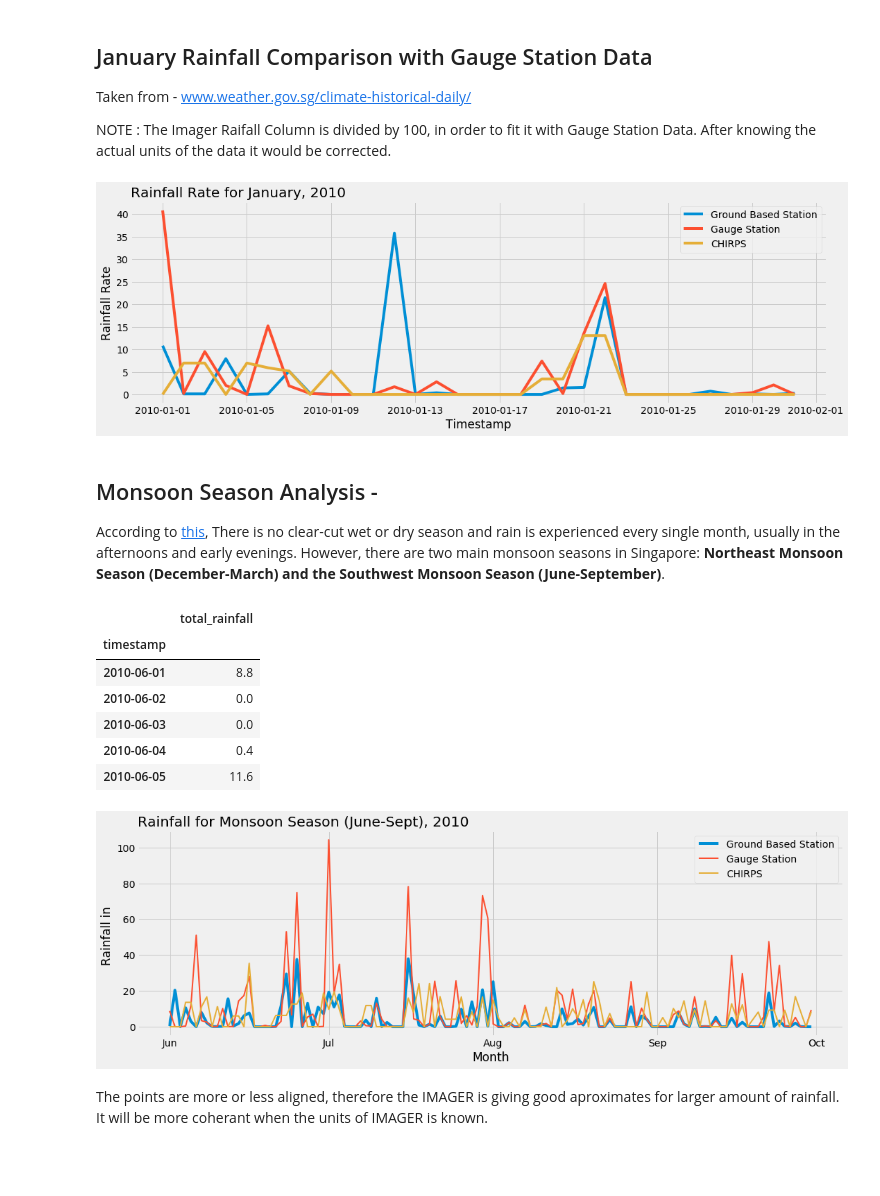
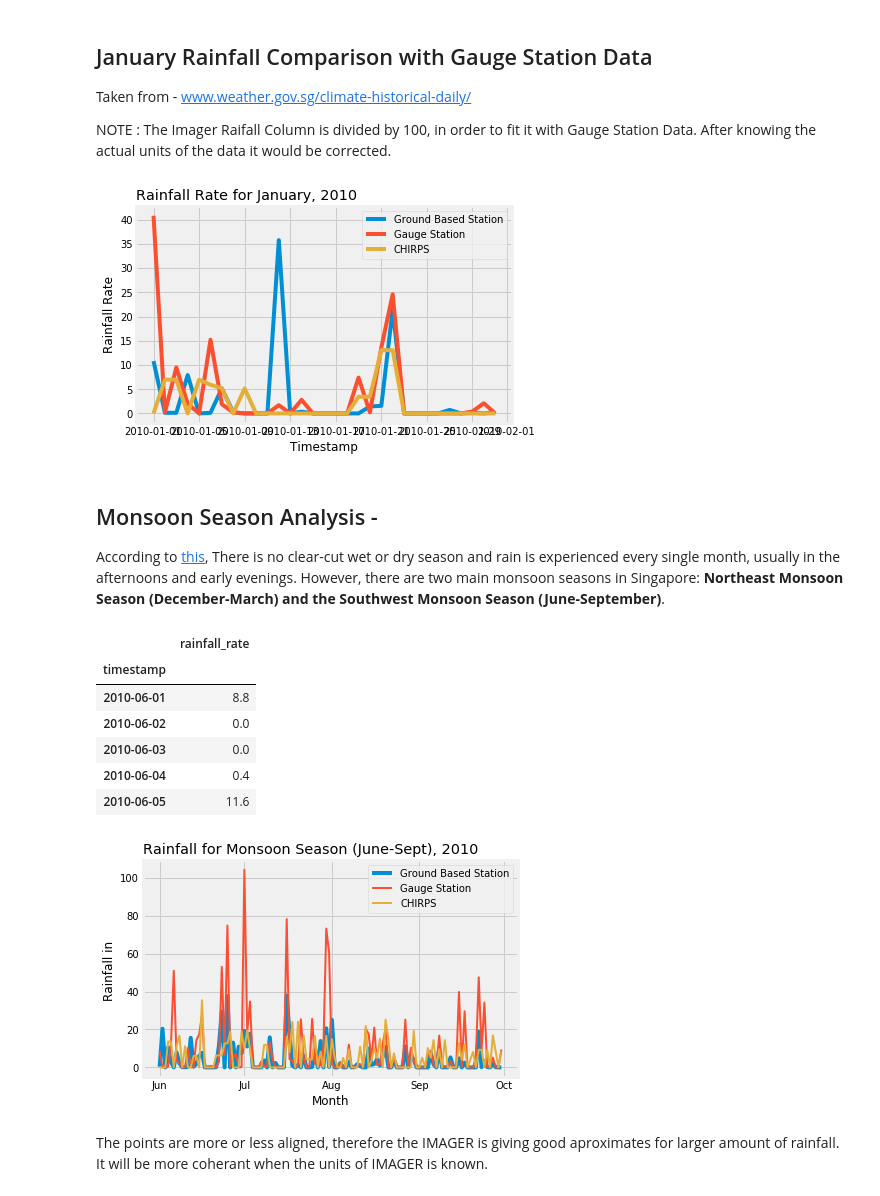
Before and after one commit to dsaharia/PRAT-Rainfall, a Jupyter notebook: imager-rainfall/Singapore.ipynb, the cells around one changed output. Saved outputs shown, nothing was run; the diff lists cells and outputs as text; code cells hidden in the pictures; blank space fills up the shorter version.

Commit message:
saved figures in PDF, computed corr

```diff
--- a/imager-rainfall/Singapore.ipynb
+++ b/imager-rainfall/Singapore.ipynb
@@ -45,6 +46,15 @@ gauge_station_df.tail()
 | 28 | 2010 | 1 | 29 | 0.4 |
 | 29 | 2010 | 1 | 30 | 2.1 |
 | 30 | 2010 | 1 | 31 | 0.0 |
+# %%
+figures = []
+def fig_to_pdf(figures):
+    """
+    This function takes a figure object and saves it in a PDF. ./Figures/
+    """
+    with PdfPages("Figures/Rainfall Figures.pdf") as pdf:
+        for fig in figures:
+            pdf.savefig(fig)
 # %% [markdown]
 ### Parsing the Gauge Station Data for JANUARY 2010
 
@@ -55,6 +65,6 @@ gauge_station_df['timestamp'] = pd.to_datetime(gauge_station_df['Year'].astype(s
 gauge_station_df.set_index('timestamp', inplace=True)
 gauge_station_df.drop(['Year', 'Month', 'Day'], inplace=True, axis=1)
 gauge_station_df.sort_index(axis=0)
-gauge_station_df.rename(columns={'Daily Rainfall Total (mm)':'total_rainfall'}, inplace=True)
+gauge_station_df.rename(columns={'Daily Rainfall Total (mm)':'rainfall_rate'}, inplace=True)
 gauge_station_df.head()
 # %% [output]
@@ -137,15 +143,17 @@ NOTE : The Imager Raifall Column is divided by 100, in order to fit it with Gaug
 imager_jan = imager_sampled_df.loc[imager_sampled_df.index.month == 1]/100
 gauge_jan = gauge_station_df.loc[gauge_station_df.index.month == 1]
 # %%
+fig1 = plt.figure()
+figures.append(fig1)
 plt.plot(imager_jan['rainfall_rate'], label='Ground Based Station')
-plt.plot(gauge_jan['total_rainfall'], label='Gauge Station')
+plt.plot(gauge_jan['rainfall_rate'], label='Gauge Station')
 plt.plot(chirps_df['precip'], label='CHIRPS')
 plt.title('Rainfall Rate for January, 2010', loc='left')
 plt.legend()
 plt.xlabel('Timestamp')
 plt.ylabel('Rainfall Rate');
 # %% [output]
-[figure, old version]
+[figure, new version]
 # %% [markdown]
 ## Monsoon Season Analysis -
 According to [this](https://www.guidemesingapore.com/business-guides/immigration/get-to-know-singapore/weather-and-climate-in-singapore),
@@ -156,7 +164,7 @@ monsoon_gauge = gauge_station_df[(gauge_station_df.index.month >= 6) & (gauge_st
 monsoon_gauge = monsoon_gauge.sort_index(axis=0)
 monsoon_gauge.head()
 # %% [output]
-|  | total_rainfall |
+|  | rainfall_rate |
 | timestamp |  |
 | 2010-06-01 | 8.8 |
 | 2010-06-02 | 0.0 |
@@ -164,8 +172,10 @@ monsoon_gauge.head()
 | 2010-06-04 | 0.4 |
 | 2010-06-05 | 11.6 |
 # %%
+fig2 = plt.figure()
+figures.append(fig2)
 plt.plot(monsoon_imager['rainfall_rate'], label='Ground Based Station')
-plt.plot(monsoon_gauge['total_rainfall'], linewidth=2, label='Gauge Station')
+plt.plot(monsoon_gauge['rainfall_rate'], linewidth=2, label='Gauge Station')
 plt.plot(monsoon_chirps_df['precip'], label='CHIRPS', linewidth=2)
 plt.title('Rainfall for Monsoon Season (June-Sept), 2010', loc='left')
 plt.xlabel("Month")
@@ -177,7 +187,7 @@ ax.xaxis.set_major_locator(locator)
 ax.xaxis.set_major_formatter(month_fmt)
 plt.legend();
 # %% [output]
-[figure, old version]
+[figure, new version]
 # %% [markdown]
 The points are more or less aligned, therefore the IMAGER is giving good aproximates for larger amount of rainfall. It will be more coherant when the units of IMAGER is known.
 # %% [markdown]
```
Also changed, not shown: parts of 10 cells of this notebook.
